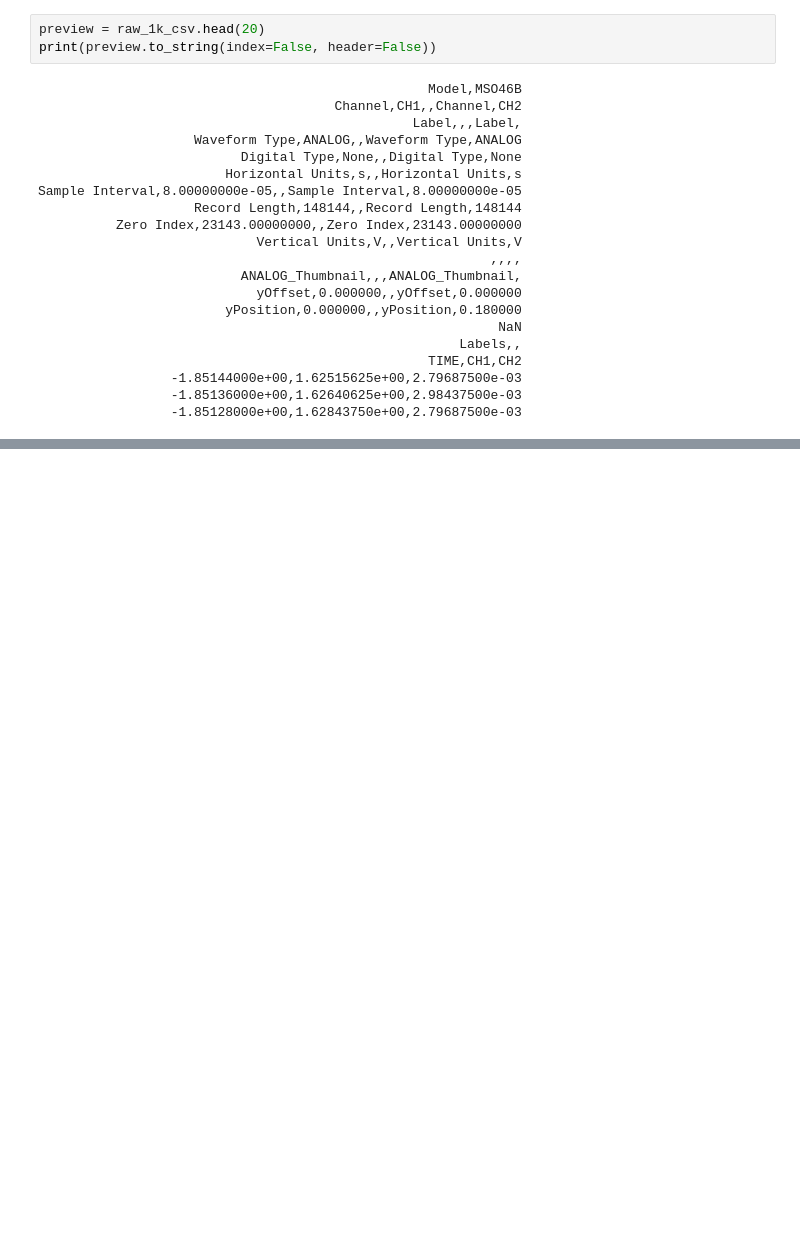
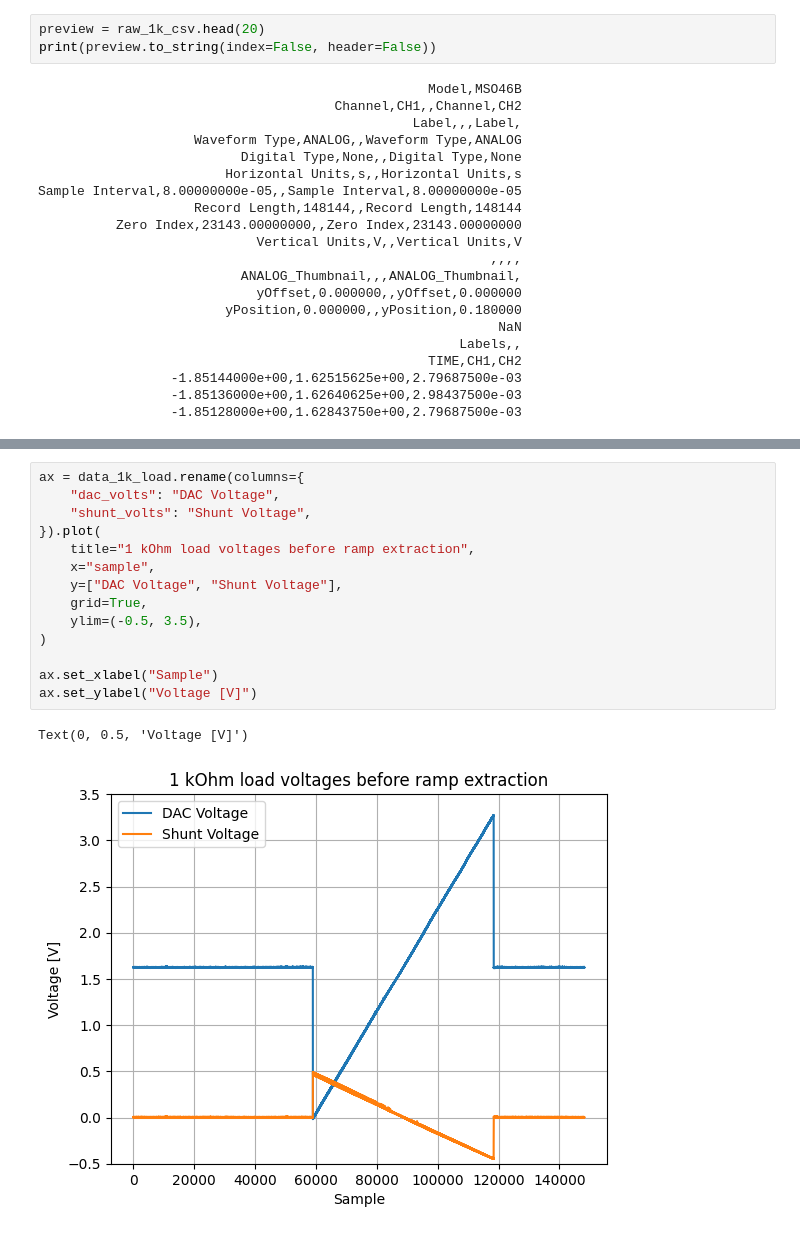
Before and after one commit to import-tiago/FEI, a Jupyter notebook: MSc/PEL309/Analysis/PEL309.ipynb, the cells around one changed output, grey strips where cells are left out. Cells and saved outputs as stored; diff of their text form; blank space fills up the shorter version.

```diff
--- a/MSc/PEL309/Analysis/PEL309.ipynb
+++ b/MSc/PEL309/Analysis/PEL309.ipynb
@@ -719,0 +109,17 @@ logo_summary
+# %%
+ax = data_1k_load.rename(columns={
+    "dac_volts": "DAC Voltage",
+    "shunt_volts": "Shunt Voltage",
+}).plot(
+    title="1 kOhm load voltages before ramp extraction",
+    x="sample",
+    y=["DAC Voltage", "Shunt Voltage"],
+    grid=True,
+    ylim=(-0.5, 3.5),
+)
+
+ax.set_xlabel("Sample")
+ax.set_ylabel("Voltage [V]")
+# %% [output]
+Text(0, 0.5, 'Voltage [V]')
+[figure, added]
```
Also changed, not shown: parts of 83 cells of this notebook.
